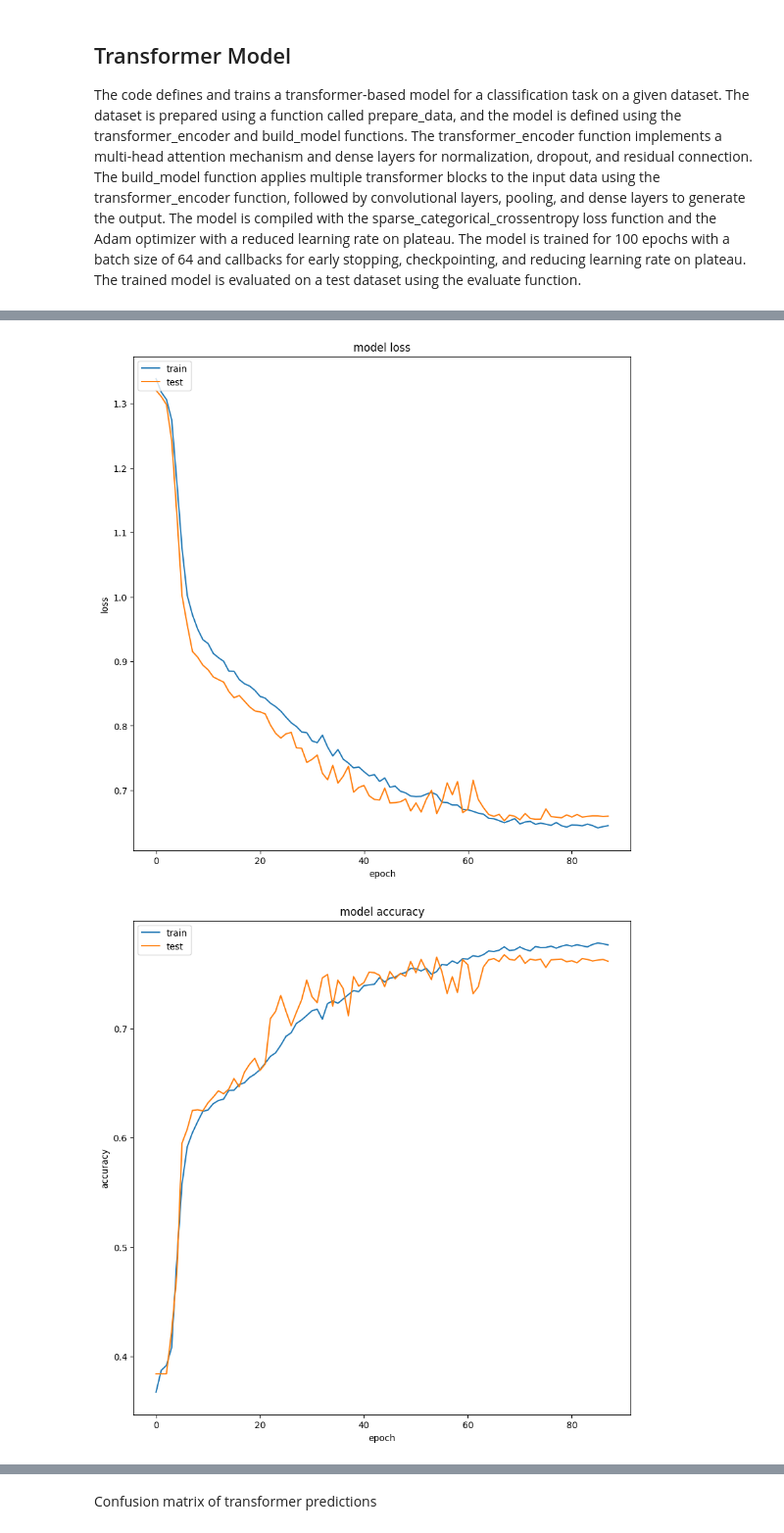
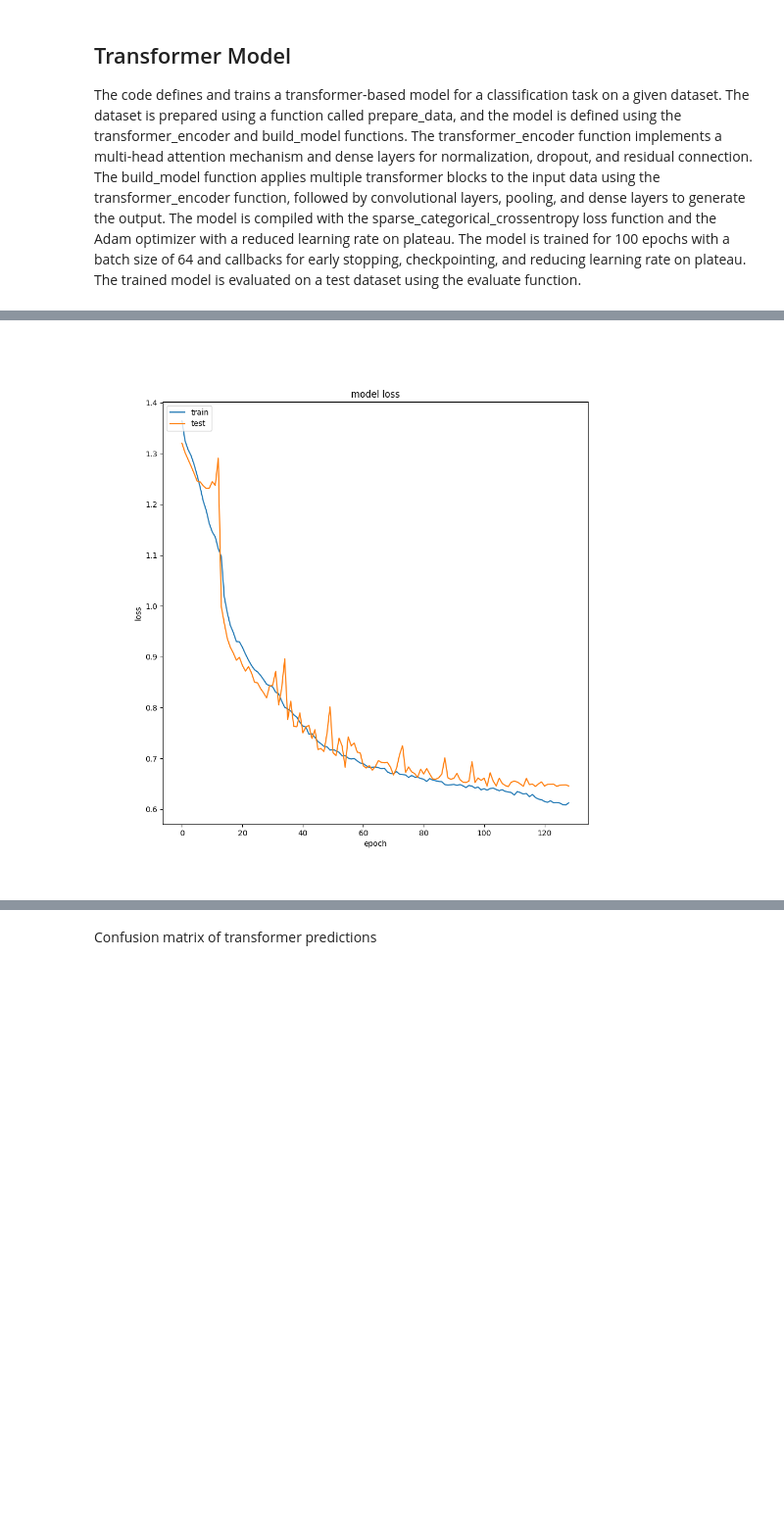
Before and after one commit to tmakian99/GeoLife-Trajectories, a Jupyter notebook: Final_notebook.ipynb, the cells around one changed output, grey strips where cells are left out. Shown at 98% size. Saved outputs shown, nothing was run; the diff lists cells and outputs as text; code cells hidden in the pictures; blank space fills up the shorter version.

```diff
--- a/Final_notebook.ipynb
+++ b/Final_notebook.ipynb
@@ -206,5 +176,5 @@ transformer_model.evaluate(x_test_transformer, y_test_transformer, verbose=1)
-# %%
-plot_model_history('transformer_history.txt')
-# %% [output]
-[figure, removed]
-[figure, removed]
+# %%
+# generated from plot_model_history()
+Image(filename='results/transformer_loss.png')
+# %% [output]
+[figure, added]
```
Also changed, not shown: parts of 19 cells of this notebook, 33 other files.
